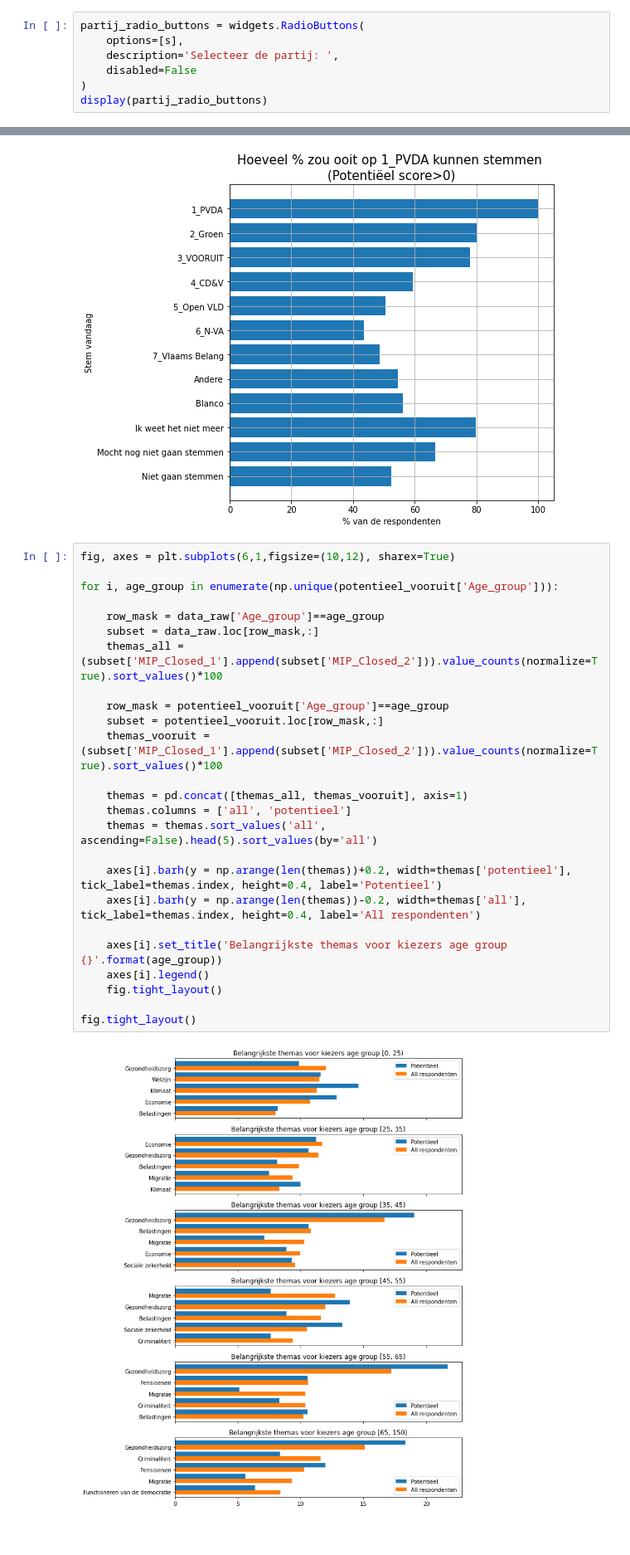
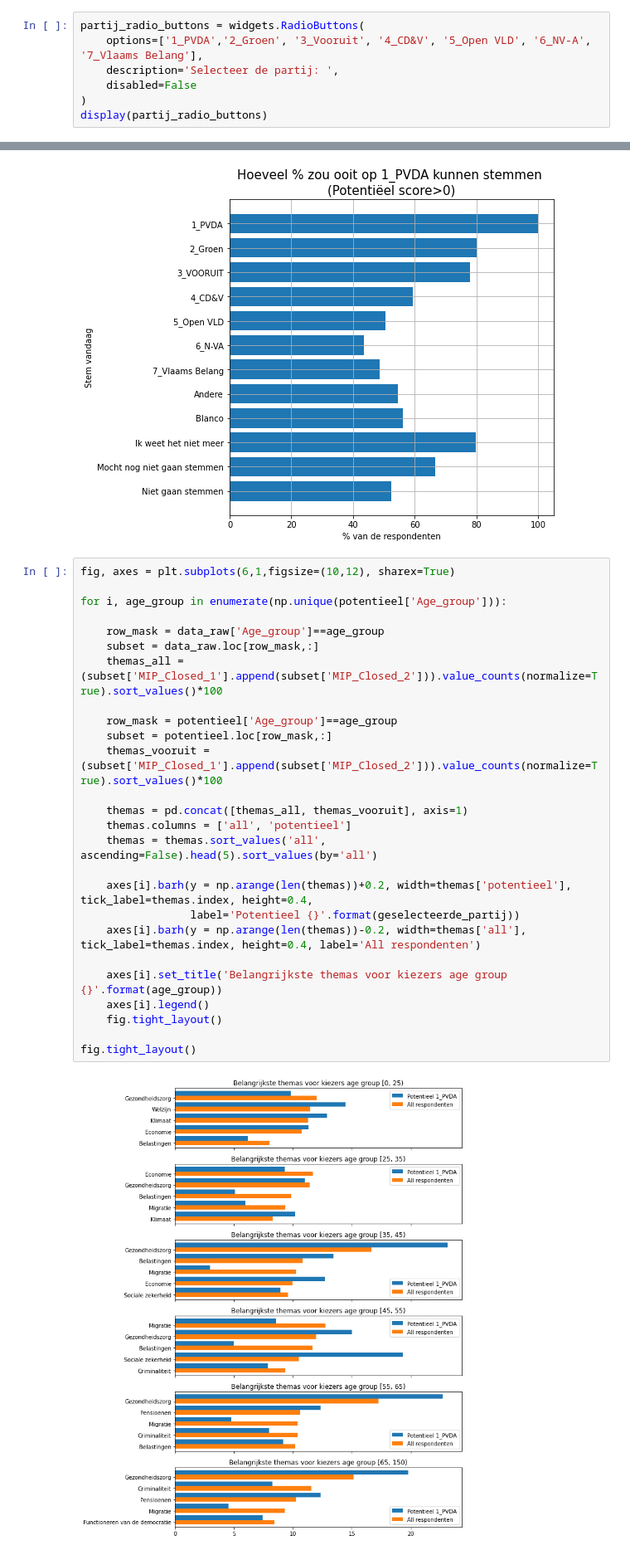
Before and after one commit to kvanlombeek/vooruit-anlyses, a Jupyter notebook: 2021-09-31 Analyse De Stemming.ipynb, the cells around one changed output, grey strips where cells are left out. Shown at 83% size. Saved outputs shown, nothing was run; the diff lists cells and outputs as text.

```diff
--- a/2021-09-31 Analyse De Stemming.ipynb
+++ b/2021-09-31 Analyse De Stemming.ipynb
@@ -247,7 +247,7 @@ Selecteer definitie van potentieel
 interactive(children=(IntSlider(value=5, description='x', max=10, min=1), Output()), _dom_classes=('widget-int…
 # %%
 partij_radio_buttons = widgets.RadioButtons(
-    options=[s],
+    options=['1_PVDA','2_Groen', '3_Vooruit', '4_CD&V', '5_Open VLD', '6_NV-A', '7_Vlaams Belang'],
     description='Selecteer de partij: ',
     disabled=False
 )
@@ -396,30 +396,31 @@ Text(0.5, 1.0, 'Hoeveel % zou ooit op 1_PVDA kunnen stemmen \n(Potentiëel score
 # %%
 fig, axes = plt.subplots(6,1,figsize=(10,12), sharex=True)
 
-for i, age_group in enumerate(np.unique(potentieel_vooruit['Age_group'])):
+for i, age_group in enumerate(np.unique(potentieel['Age_group'])):
 
     row_mask = data_raw['Age_group']==age_group
     subset = data_raw.loc[row_mask,:]
     themas_all = (subset['MIP_Closed_1'].append(subset['MIP_Closed_2'])).value_counts(normalize=True).sort_values()*100
 
-    row_mask = potentieel_vooruit['Age_group']==age_group
-    subset = potentieel_vooruit.loc[row_mask,:]
+    row_mask = potentieel['Age_group']==age_group
+    subset = potentieel.loc[row_mask,:]
     themas_vooruit = (subset['MIP_Closed_1'].append(subset['MIP_Closed_2'])).value_counts(normalize=True).sort_values()*100
 
     themas = pd.concat([themas_all, themas_vooruit], axis=1)
     themas.columns = ['all', 'potentieel']
     themas = themas.sort_values('all', ascending=False).head(5).sort_values(by='all')
 
-    axes[i].barh(y = np.arange(len(themas))+0.2, width=themas['potentieel'], tick_label=themas.index, height=0.4, label='Potentieel')
+    axes[i].barh(y = np.arange(len(themas))+0.2, width=themas['potentieel'], tick_label=themas.index, height=0.4,
+                 label='Potentieel {}'.format(geselecteerde_partij))
     axes[i].barh(y = np.arange(len(themas))-0.2, width=themas['all'], tick_label=themas.index, height=0.4, label='All respondenten')
 
     axes[i].set_title('Belangrijkste themas voor kiezers age group {}'.format(age_group))
     axes[i].legend()
     fig.tight_layout()
 
 fig.tight_layout()
 # %% [output]
-[figure, old version]
+[figure, new version]
 # %%
 # eigenaar themas
 themas = ['IO_HealthCare', 'IO_Migration', 'IO_Climate', 'IO_Economy', 'IO_Employment', 'IO_Pensions',
```
Also changed, not shown: parts of 1 cell of this notebook.
